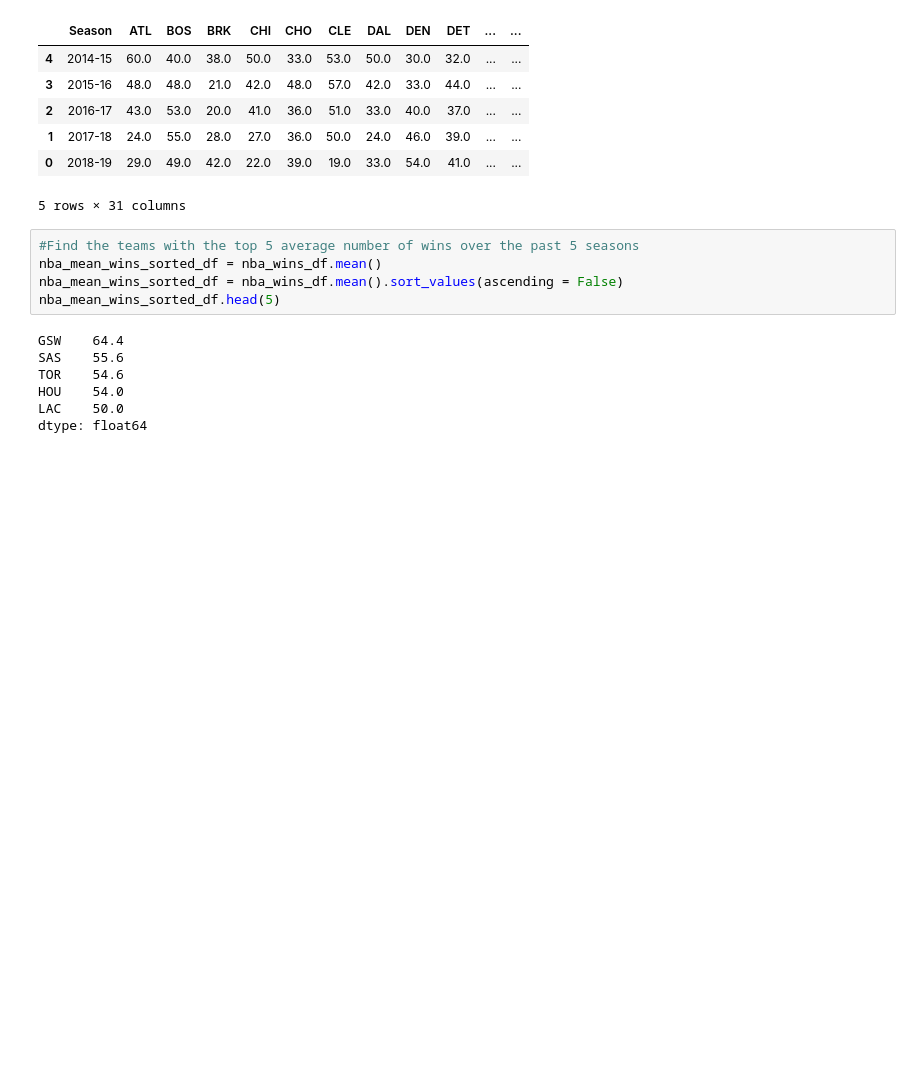
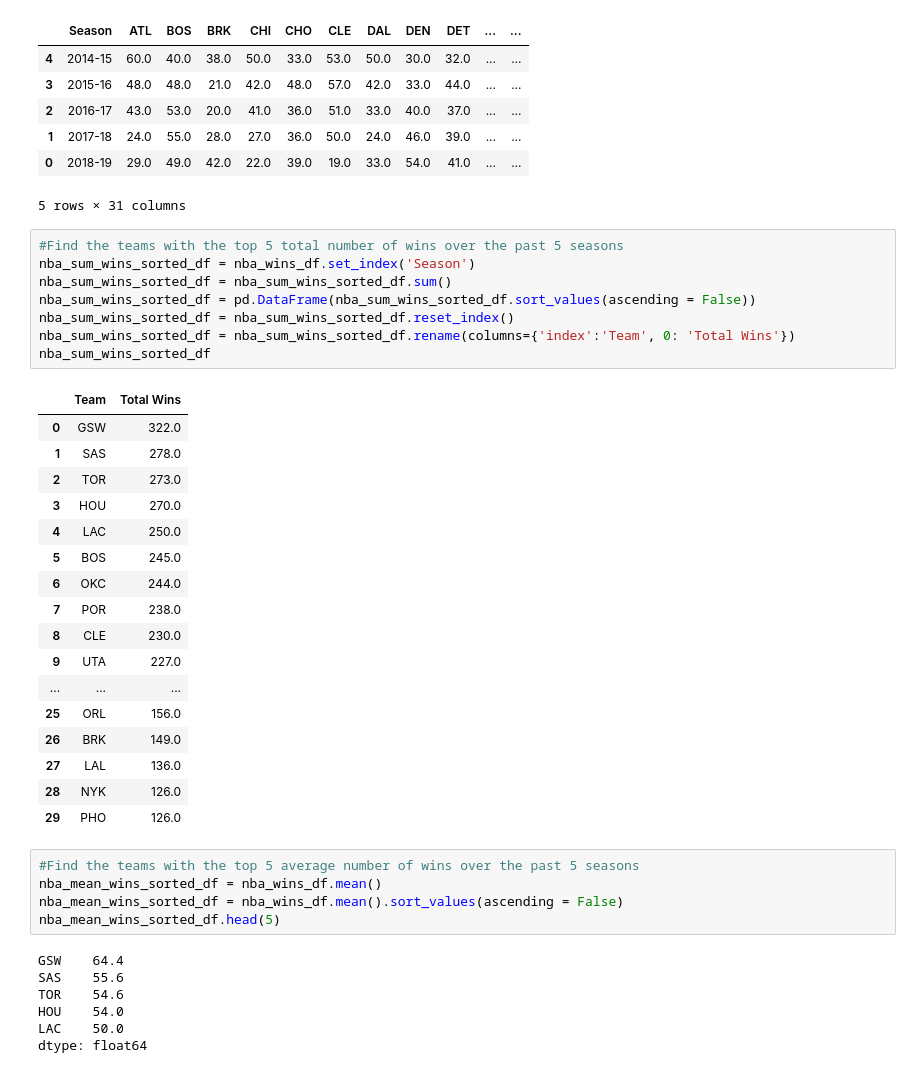
Before and after one commit to Michelin96/project-one, a Jupyter notebook: TeamWins_plots.ipynb, the cells around one changed output. Drawn from its saved outputs; the diff is of its cells as text; blank space fills up the shorter version.

```diff
--- a/TeamWins_plots.ipynb
+++ b/TeamWins_plots.ipynb
@@ -52,6 +51,32 @@ nba_wins_df
 | 1 | 2017-18 | 24.0 | 55.0 | 28.0 | 27.0 | 36.0 | 50.0 | 24.0 | 46.0 | 39.0 | ... | ... |
 | 0 | 2018-19 | 29.0 | 49.0 | 42.0 | 22.0 | 39.0 | 19.0 | 33.0 | 54.0 | 41.0 | ... | ... |
 5 rows × 31 columns
+# %%
+#Find the teams with the top 5 total number of wins over the past 5 seasons
+nba_sum_wins_sorted_df = nba_wins_df.set_index('Season')
+nba_sum_wins_sorted_df = nba_sum_wins_sorted_df.sum()
+nba_sum_wins_sorted_df = pd.DataFrame(nba_sum_wins_sorted_df.sort_values(ascending = False))
+nba_sum_wins_sorted_df = nba_sum_wins_sorted_df.reset_index()
+nba_sum_wins_sorted_df = nba_sum_wins_sorted_df.rename(columns={'index':'Team', 0: 'Total Wins'})
+nba_sum_wins_sorted_df
+# %% [output]
+|  | Team | Total Wins |
+| 0 | GSW | 322.0 |
+| 1 | SAS | 278.0 |
+| 2 | TOR | 273.0 |
+| 3 | HOU | 270.0 |
+| 4 | LAC | 250.0 |
+| 5 | BOS | 245.0 |
+| 6 | OKC | 244.0 |
+| 7 | POR | 238.0 |
+| 8 | CLE | 230.0 |
+| 9 | UTA | 227.0 |
+| ... | ... | ... |
+| 25 | ORL | 156.0 |
+| 26 | BRK | 149.0 |
+| 27 | LAL | 136.0 |
+| 28 | NYK | 126.0 |
+| 29 | PHO | 126.0 |
 # %%
 #Find the teams with the top 5 average number of wins over the past 5 seasons
 nba_mean_wins_sorted_df = nba_wins_df.mean()
```
Also changed, not shown: parts of 3 cells of this notebook, 7 other files.
